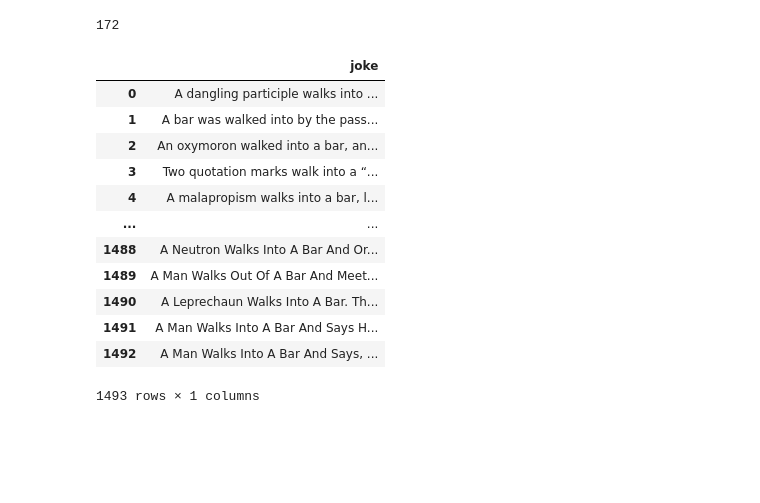
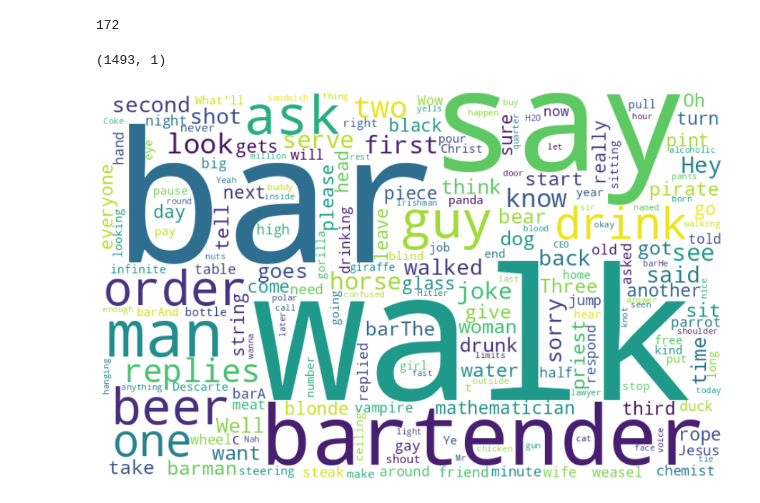
Before and after one commit to s-bose/Walks-into-a-bar-dataset, a Jupyter notebook: walks_into_bar.ipynb, the cells around one changed output. Drawn from its saved outputs; the diff is of its cells as text; code cells hidden in the pictures; blank space fills up the shorter version.

```diff
--- a/walks_into_bar.ipynb
+++ b/walks_into_bar.ipynb
@@ -254,18 +257,9 @@ len(jokes)
 # %%
-df_jokes = pd.concat([df_jokes, pd.DataFrame({'joke': jokes})], ignore_index=True)
 
-df_jokes
+df_jokes['joke'] = df_jokes['joke'].str.replace('show answer', '', case=False, regex=False)
+df_jokes['joke'] = df_jokes['joke'].str.replace("[\learn_nore]", '', case=False, regex=False)
+
+df_jokes.to_csv('jokes.csv')
+df_jokes.shape
 # %% [output]
-|  | joke |
-| 0 | A dangling participle walks into ... |
-| 1 | A bar was walked into by the pass... |
-| 2 | An oxymoron walked into a bar, an... |
-| 3 | Two quotation marks walk into a “... |
-| 4 | A malapropism walks into a bar, l... |
-| ... | ... |
-| 1488 | A Neutron Walks Into A Bar And Or... |
-| 1489 | A Man Walks Out Of A Bar And Meet... |
-| 1490 | A Leprechaun Walks Into A Bar. Th... |
-| 1491 | A Man Walks Into A Bar And Says H... |
-| 1492 | A Man Walks Into A Bar And Says, ... |
-1493 rows × 1 columns
+(1493, 1)
@@ -271,0 +268,13 @@ df_jokes
+# %%
+from wordcloud import WordCloud
+
+txt = " ".join(df_jokes['joke'])
+wc = WordCloud(collocations=False, background_color='white', height=500, width=800).generate(txt)
+
+plt.figure(figsize=(20, 10))
+
+plt.imshow(wc, interpolation='bilinear')
+plt.axis('off')
+plt.show()
+# %% [output]
+[figure, added]
```
Also changed, not shown: parts of 5 cells of this notebook, 2 other files.
